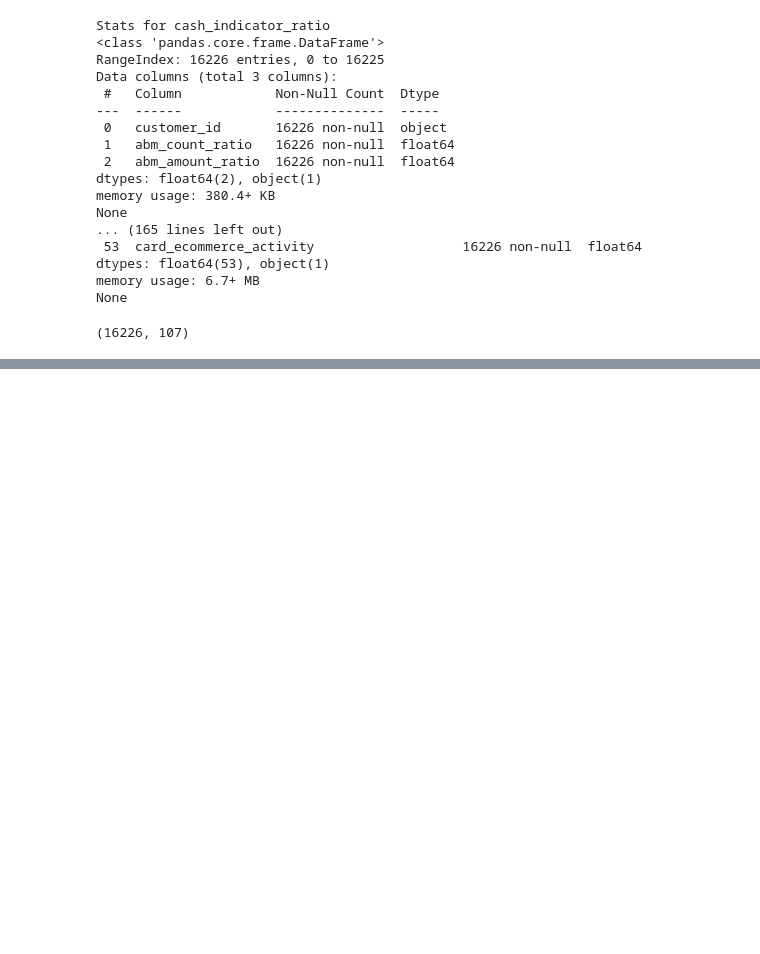
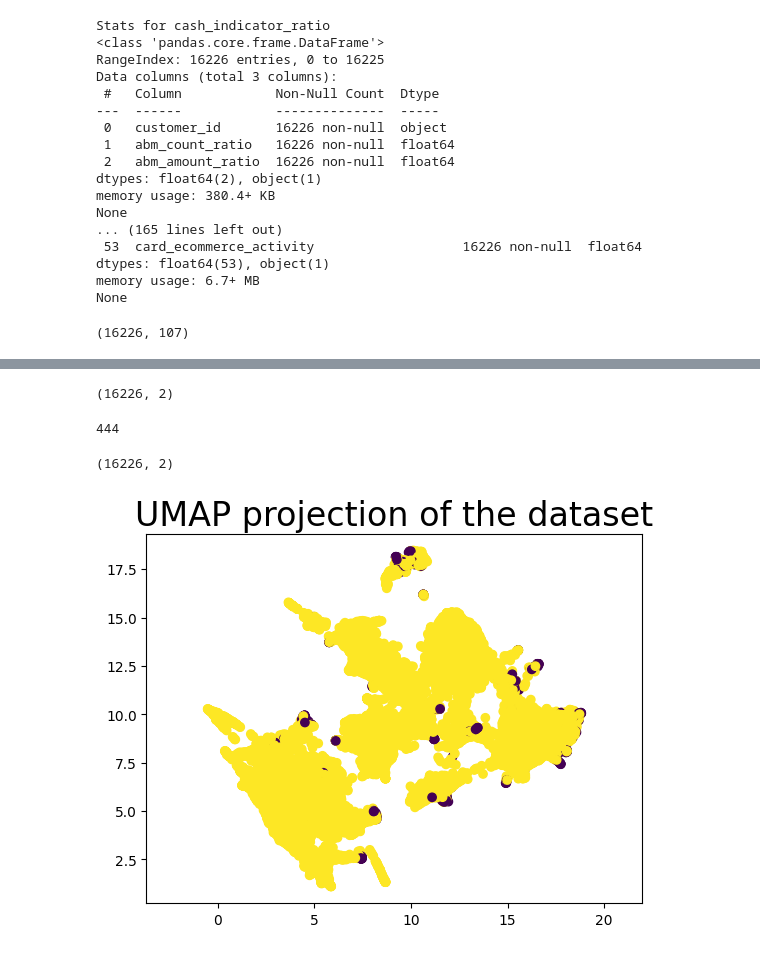
Before and after one commit to arthurz21/BigDeepStrongData, a Jupyter notebook: feature_collection.ipynb, the cells around one changed output, grey strips where cells are left out. Cells and saved outputs as stored; diff of their text form; code cells hidden in the pictures; blank space fills up the shorter version.

```diff
--- a/feature_collection.ipynb
+++ b/feature_collection.ipynb
@@ -123,0 +138,4 @@ combined_df.to_csv('training_data.csv', index=False)
+# %%
+pca = PCA(n_components=50)
+pca.fit(scaled_features)
+pca_features = pca.transform(scaled_features)
@@ -123,0 +146,32 @@ combined_df.to_csv('training_data.csv', index=False)
+# %%
+n_components = 2
+tsne = TSNE(n_components)
+tsne_result = tsne.fit_transform(pca_features)
+tsne_result.shape
+# %% [output]
+(16226, 2)
+# %%
+clf = IsolationForest(max_samples='auto', random_state=0)
+# %%
+# clf.fit(pca_features)
+predicted_lables = clf.fit_predict(pca_features)
+# %%
+np.count_nonzero(predicted_lables == -1)
+# %% [output]
+444
+# %%
+reducer = um.UMAP()
+embedding = reducer.fit_transform(pca_features)
+embedding.shape
+# %% [output]
+(16226, 2)
+# %%
+plt.scatter(
+    embedding[:, 0],
+    embedding[:, 1],
+    # c= np.zeros(embedding.shape[0]))
+    c = predicted_lables)
+plt.gca().set_aspect('equal', 'datalim')
+plt.title('UMAP projection of the dataset', fontsize=24);
+# %% [output]
+[figure, added]
```
Also changed, not shown: parts of 6 cells of this notebook.
